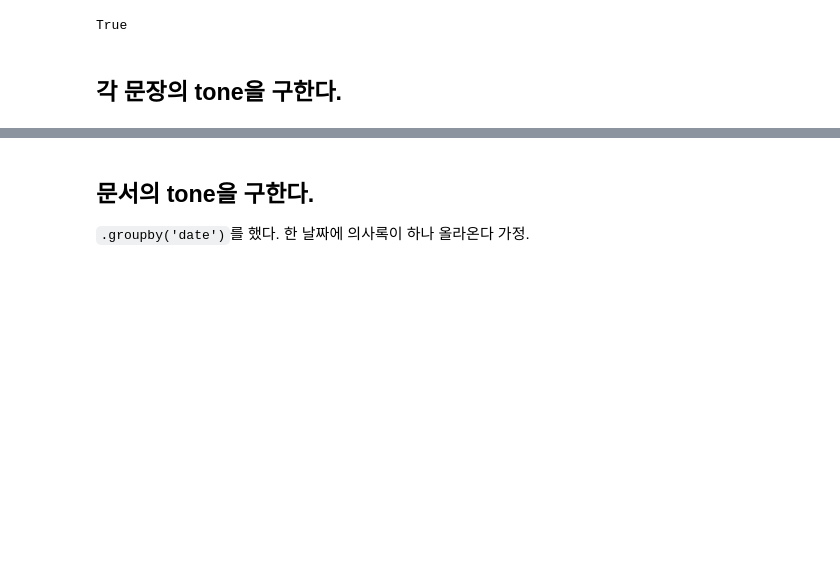
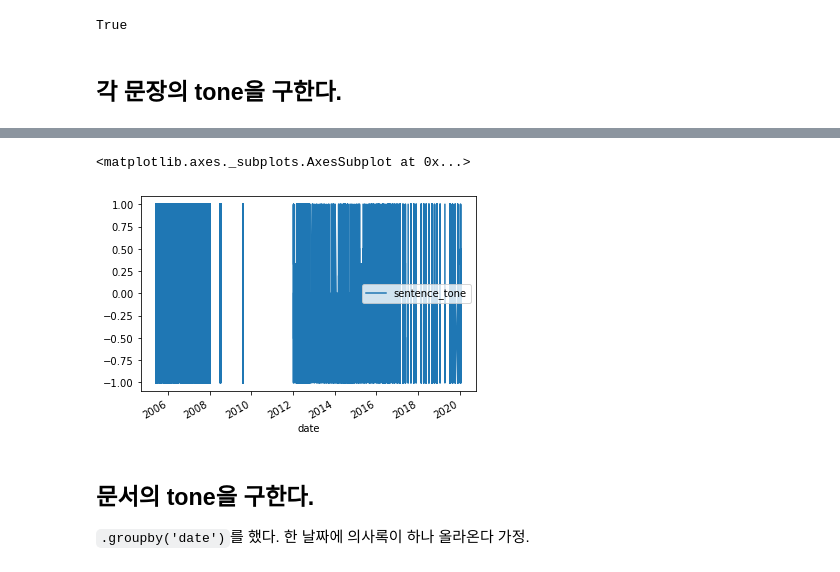
Before and after one commit to jaepil-choi/asiae-BOK-nlp, a Jupyter notebook: 05_calculating_minutes_tone.ipynb, the cells around one changed output, grey strips where cells are left out. Cells and saved outputs as stored; diff of their text form; code cells hidden in the pictures; blank space fills up the shorter version.

```diff
--- a/05_calculating_minutes_tone.ipynb
+++ b/05_calculating_minutes_tone.ipynb
@@ -211,3 +238,8 @@ minutes_df_tone
+# %%
+minutes_df_tone[['date', 'sentence_tone']].plot(x='date', y='sentence_tone')
+# %% [output]
+<matplotlib.axes._subplots.AxesSubplot at 0x...>
+[figure, added]
 # %%
 minutes_df_tone.to_pickle('./data_files/results/alter_minutes_df_sentence_tone.pkl')
 # %% [markdown]
```
Also changed, not shown: parts of 14 cells of this notebook.
